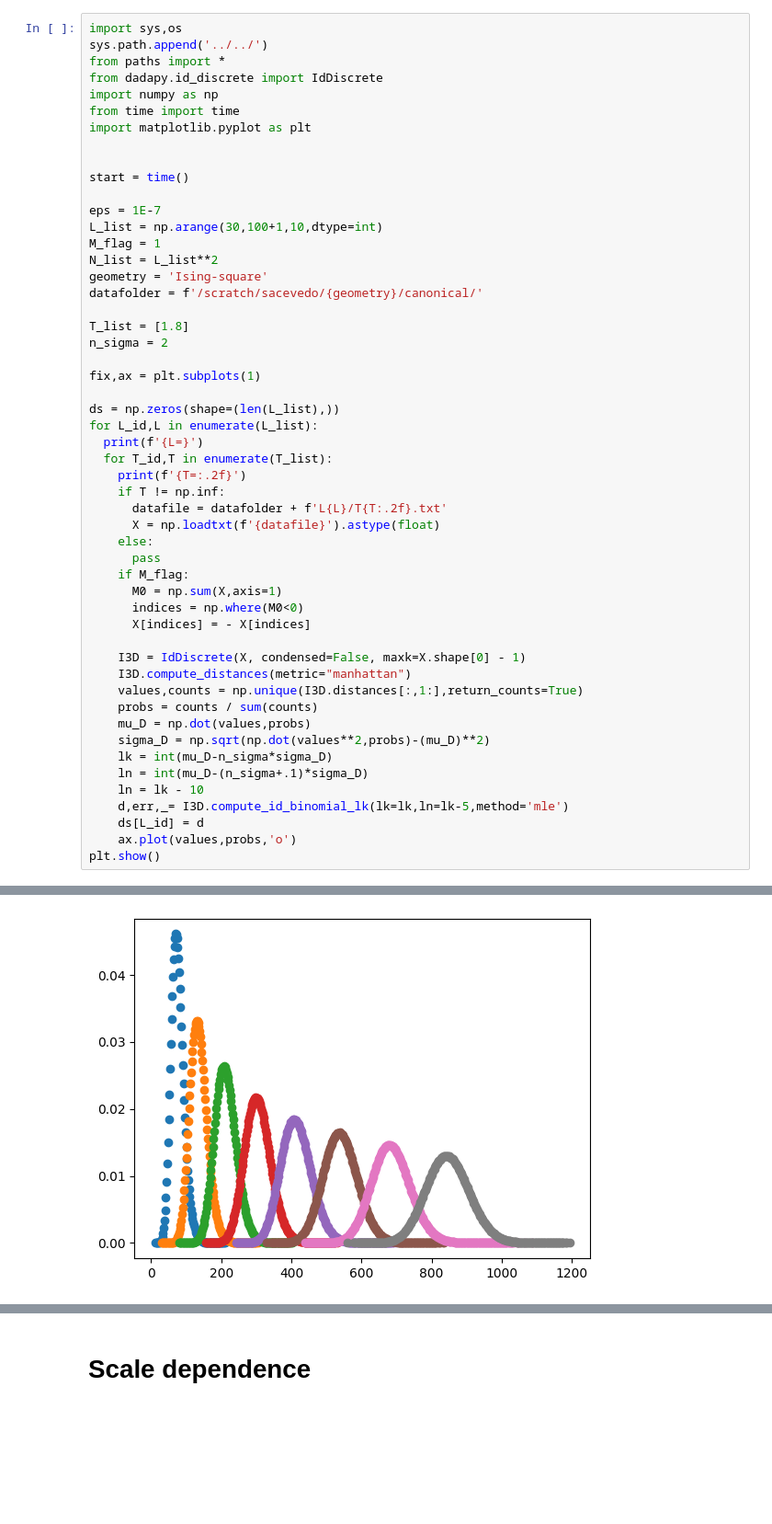
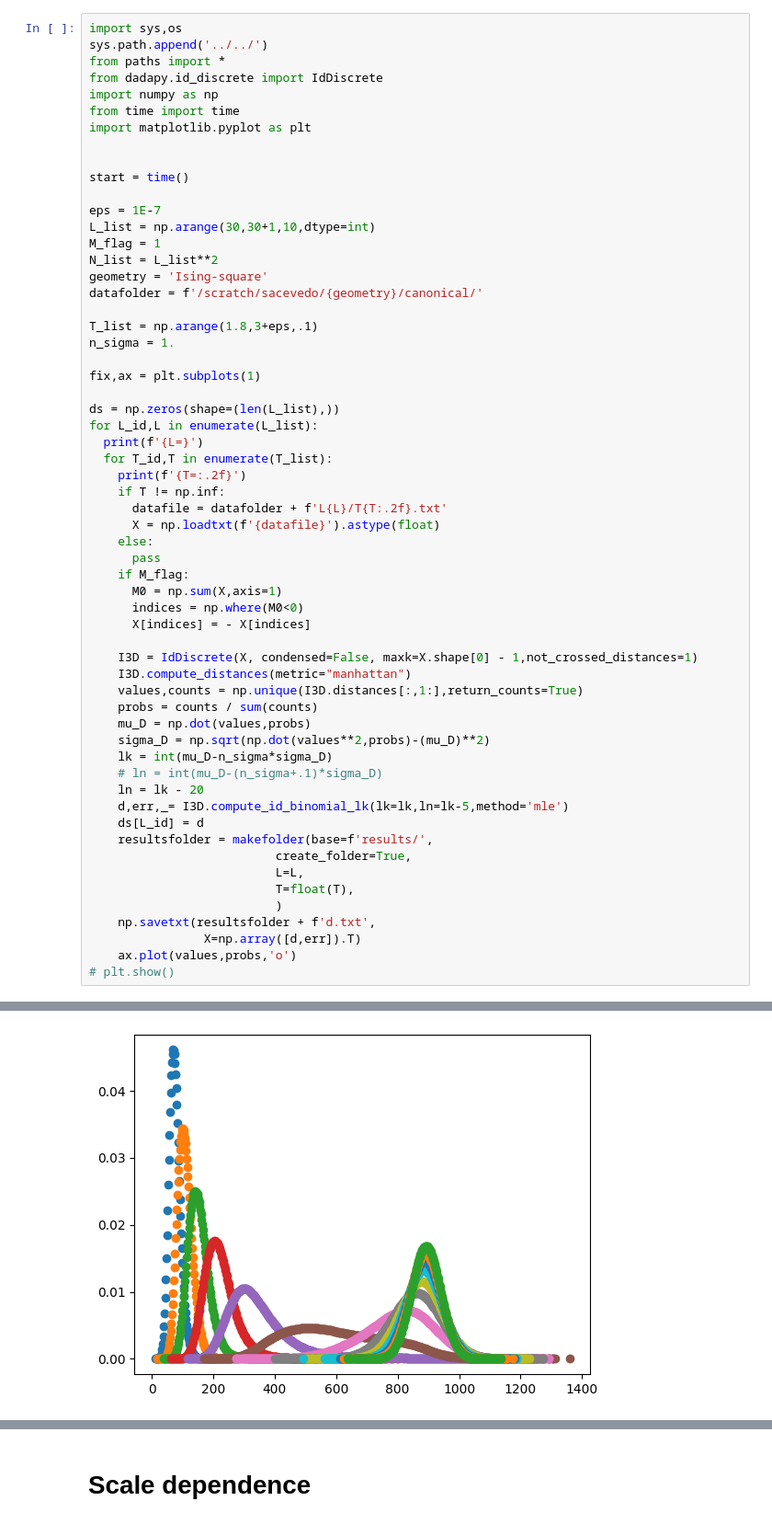
Before and after one commit to acevedo-s/BID, a Jupyter notebook: Ising-Square/I3D/compute.ipynb, the cells around one changed output, grey strips where cells are left out. Shown at 92% size. Saved outputs shown, nothing was run; the diff lists cells and outputs as text; blank space fills up the shorter version.

```diff
--- a/Ising-Square/I3D/compute.ipynb
+++ b/Ising-Square/I3D/compute.ipynb
@@ -11,14 +11,14 @@ import matplotlib.pyplot as plt
 start = time()
 
 eps = 1E-7
-L_list = np.arange(30,100+1,10,dtype=int)
+L_list = np.arange(30,30+1,10,dtype=int)
 M_flag = 1
 N_list = L_list**2
 geometry = 'Ising-square'
 datafolder = f'/scratch/sacevedo/{geometry}/canonical/'
 
-T_list = [1.8]
-n_sigma = 2
+T_list = np.arange(1.8,3+eps,.1)
+n_sigma = 1.
 
 fix,ax = plt.subplots(1)
 
@@ -37,19 +37,26 @@ for L_id,L in enumerate(L_list):
       indices = np.where(M0<0)
       X[indices] = - X[indices]
 
-    I3D = IdDiscrete(X, condensed=False, maxk=X.shape[0] - 1)
+    I3D = IdDiscrete(X, condensed=False, maxk=X.shape[0] - 1,not_crossed_distances=1)
     I3D.compute_distances(metric="manhattan")
     values,counts = np.unique(I3D.distances[:,1:],return_counts=True)
     probs = counts / sum(counts)
     mu_D = np.dot(values,probs)
     sigma_D = np.sqrt(np.dot(values**2,probs)-(mu_D)**2)
     lk = int(mu_D-n_sigma*sigma_D)
-    ln = int(mu_D-(n_sigma+.1)*sigma_D)
-    ln = lk - 10
+    # ln = int(mu_D-(n_sigma+.1)*sigma_D)
+    ln = lk - 20
     d,err,_= I3D.compute_id_binomial_lk(lk=lk,ln=lk-5,method='mle')
     ds[L_id] = d
+    resultsfolder = makefolder(base=f'results/',
+                          create_folder=True,
+                          L=L,
+                          T=float(T),
+                          )
+    np.savetxt(resultsfolder + f'd.txt',
+                X=np.array([d,err]).T)
     ax.plot(values,probs,'o')
-plt.show()
+# plt.show()
 # %% [output]
 L=30
 T=1.80
@@ -70,2 +75,2 @@ T=1.80
-[figure, old version]
+[figure, new version]
 # %%
```
Also changed, not shown: parts of 3 cells of this notebook, 18 other files.
